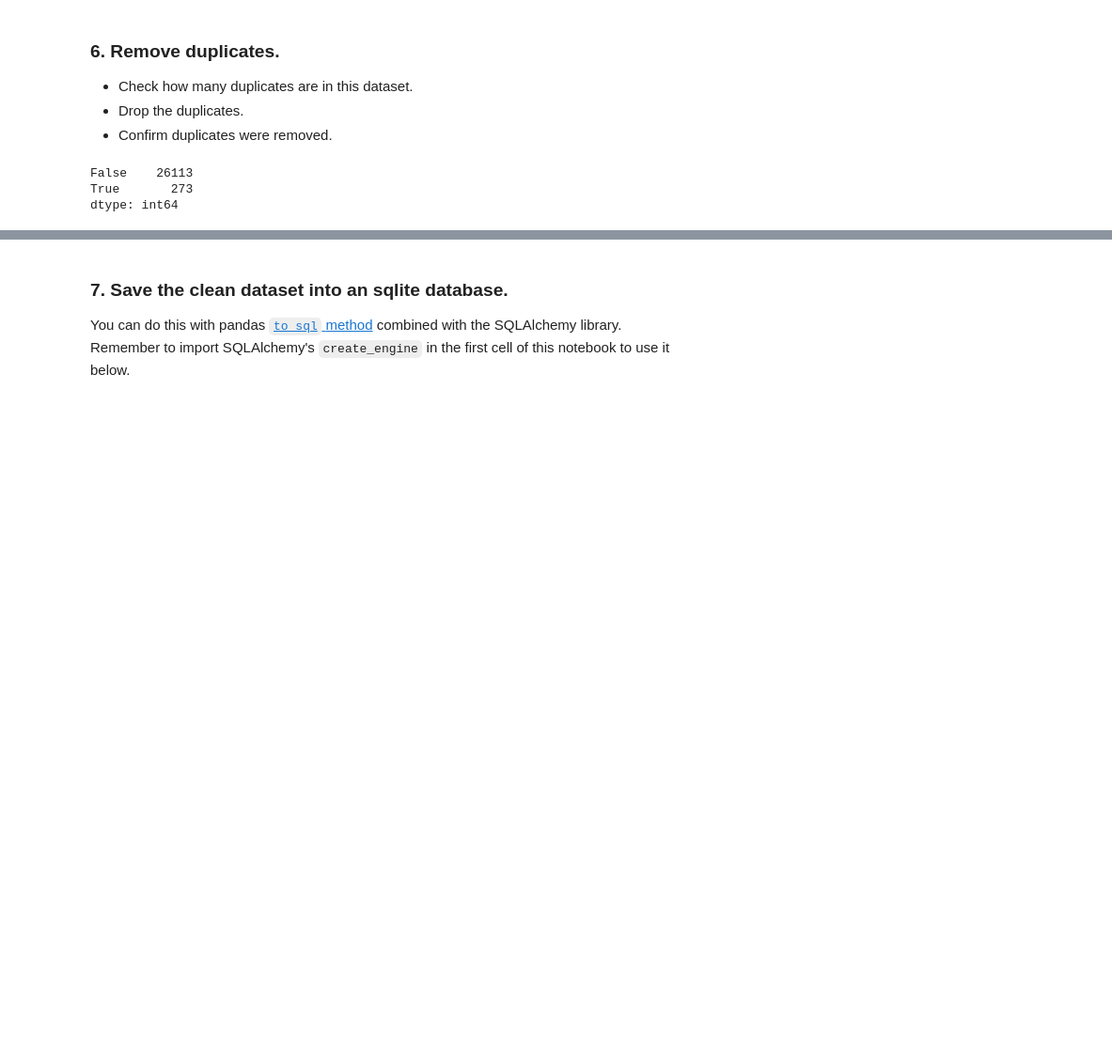
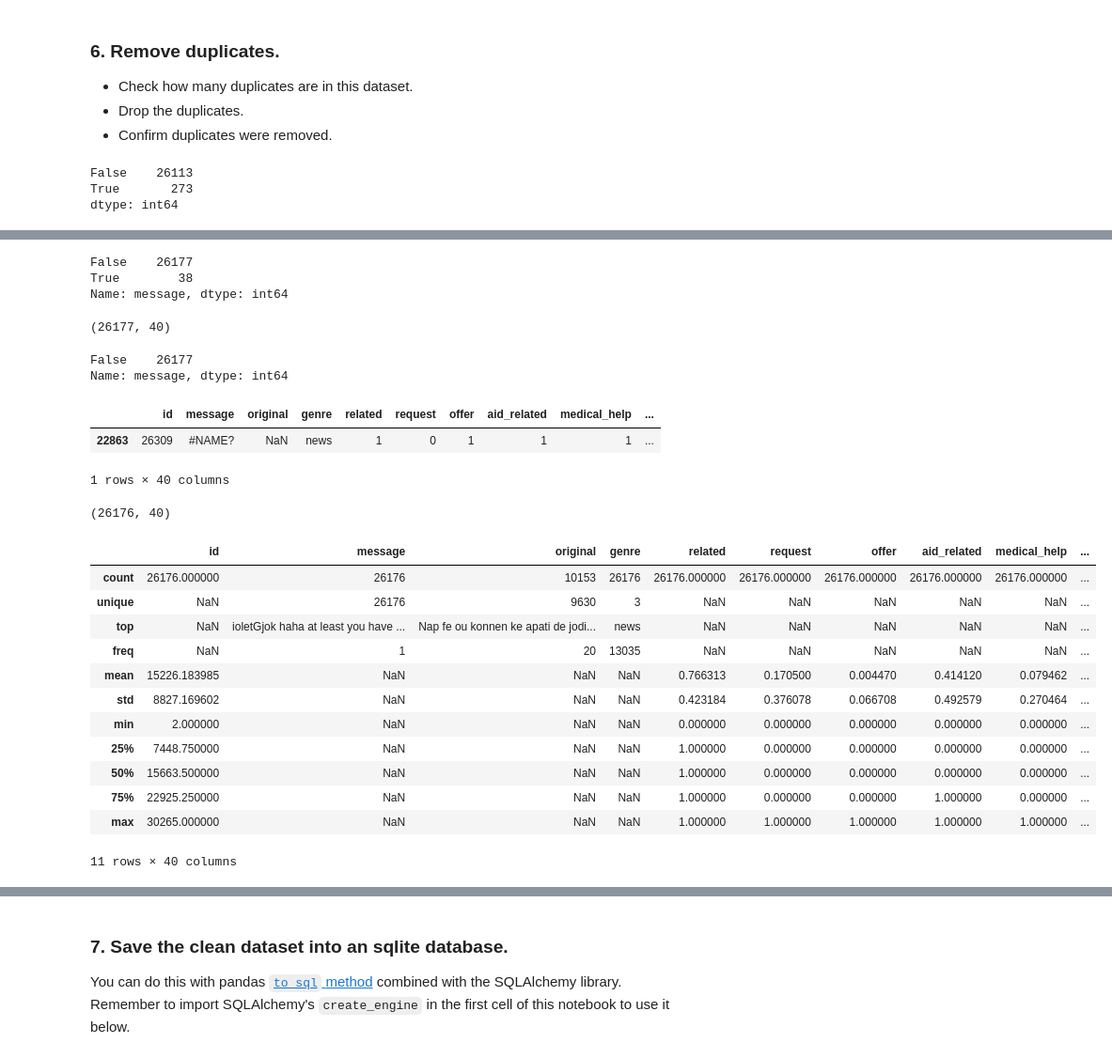
Before and after one commit to deacona/DSND_Term2, a Jupyter notebook: project_files/Disaster_Response_Pipelines/ETL Pipeline Preparation.ipynb, the cells around one changed output, grey strips where cells are left out. Shown at 94% size. Cells and saved outputs as stored; diff of their text form; code cells hidden in the pictures; blank space fills up the shorter version.

```diff
--- a/project_files/Disaster_Response_Pipelines/ETL Pipeline Preparation.ipynb
+++ b/project_files/Disaster_Response_Pipelines/ETL Pipeline Preparation.ipynb
@@ -174,0 +396,46 @@ dtype: int64
+# %%
+df.message.duplicated(keep="last").value_counts()
+# %% [output]
+False    26177
+True        38
+Name: message, dtype: int64
+# %%
+# drop duplicates
+df = df[~df.message.duplicated(keep="last")]
+df.shape
+# %% [output]
+(26177, 40)
+# %%
+# check number of duplicates
+df.message.duplicated(keep=False).value_counts()
+# %% [output]
+False    26177
+Name: message, dtype: int64
+# %%
+df[df.message == "#NAME?"]
+# %% [output]
+|  | id | message | original | genre | related | request | offer | aid_related | medical_help | ... |
+| 22863 | 26309 | #NAME? | NaN | news | 1 | 0 | 1 | 1 | 1 | ... |
+1 rows × 40 columns
+# %%
+# looks like spreadsheet error rather than meaningful message
+df = df[~(df.message == "#NAME?")]
+df.shape
+# %% [output]
+(26176, 40)
+# %%
+df.describe(include="all")
+# %% [output]
+|  | id | message | original | genre | related | request | offer | aid_related | medical_help | ... |
+| count | 26176.000000 | 26176 | 10153 | 26176 | 26176.000000 | 26176.000000 | 26176.000000 | 26176.000000 | 26176.000000 | ... |
+| unique | NaN | 26176 | 9630 | 3 | NaN | NaN | NaN | NaN | NaN | ... |
+| top | NaN | ioletGjok haha at least you have ... | Nap fe ou konnen ke apati de jodi... | news | NaN | NaN | NaN | NaN | NaN | ... |
+| freq | NaN | 1 | 20 | 13035 | NaN | NaN | NaN | NaN | NaN | ... |
+| mean | 15226.183985 | NaN | NaN | NaN | 0.766313 | 0.170500 | 0.004470 | 0.414120 | 0.079462 | ... |
+| std | 8827.169602 | NaN | NaN | NaN | 0.423184 | 0.376078 | 0.066708 | 0.492579 | 0.270464 | ... |
+| min | 2.000000 | NaN | NaN | NaN | 0.000000 | 0.000000 | 0.000000 | 0.000000 | 0.000000 | ... |
+| 25% | 7448.750000 | NaN | NaN | NaN | 1.000000 | 0.000000 | 0.000000 | 0.000000 | 0.000000 | ... |
+| 50% | 15663.500000 | NaN | NaN | NaN | 1.000000 | 0.000000 | 0.000000 | 0.000000 | 0.000000 | ... |
+| 75% | 22925.250000 | NaN | NaN | NaN | 1.000000 | 0.000000 | 0.000000 | 1.000000 | 0.000000 | ... |
+| max | 30265.000000 | NaN | NaN | NaN | 1.000000 | 1.000000 | 1.000000 | 1.000000 | 1.000000 | ... |
+11 rows × 40 columns
```
Also changed, not shown: parts of 29 cells of this notebook, 1 other file.
